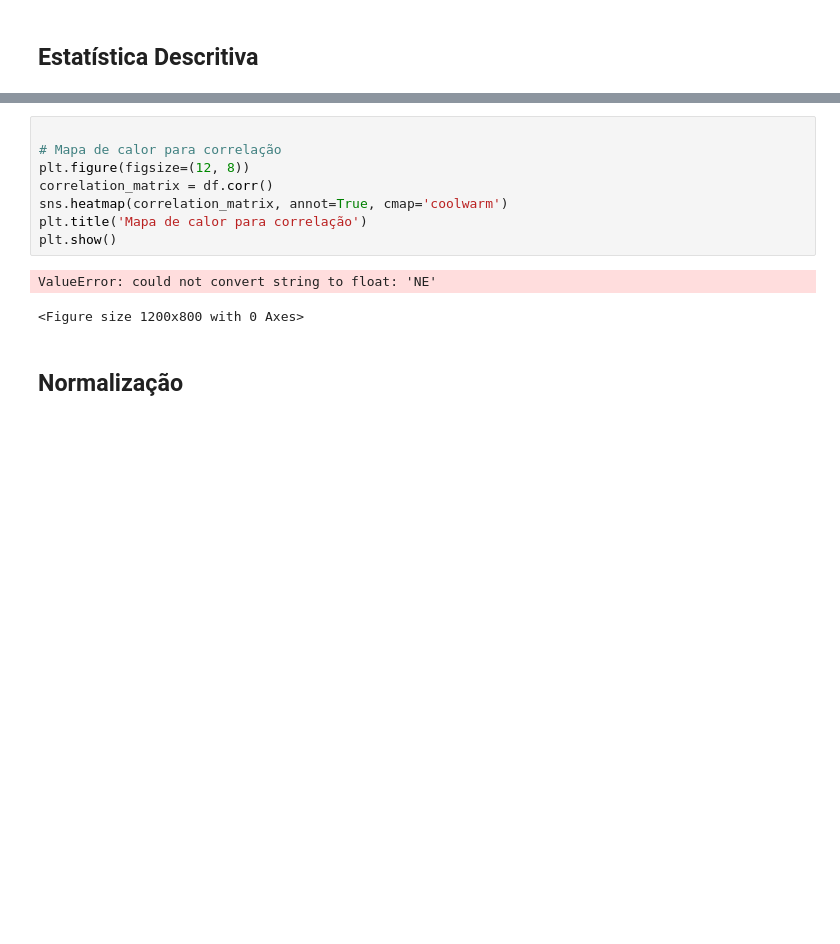
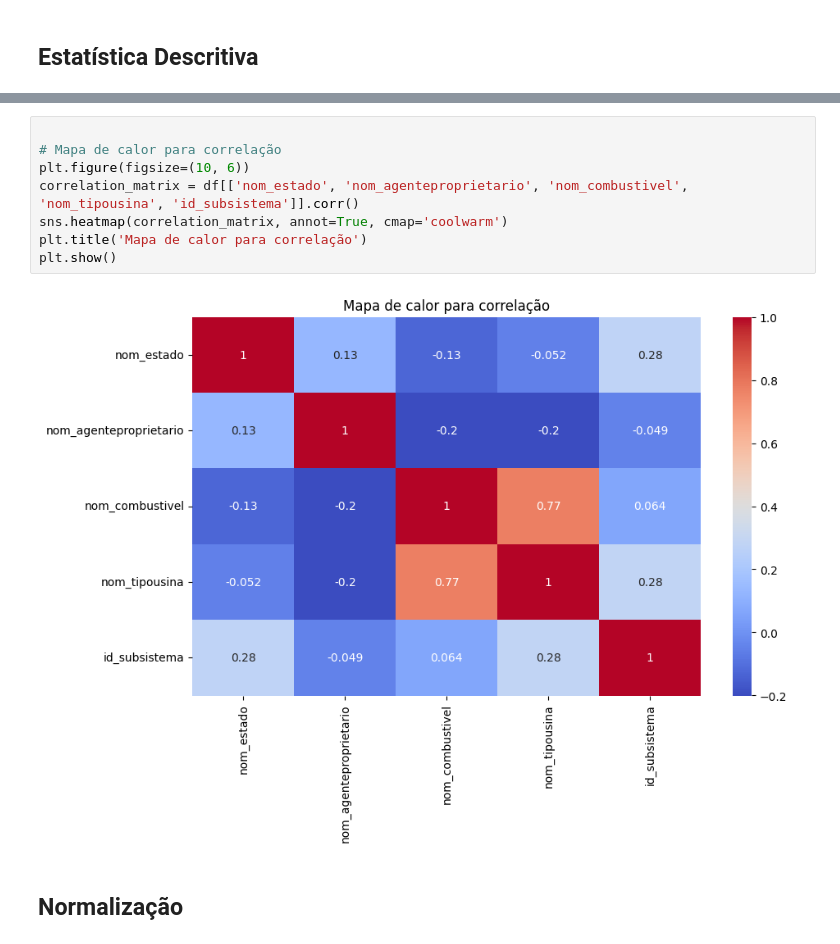
Before and after one commit to tharaujo17/Trabalho_Analise_Dados2, a Jupyter notebook: CapacidadeInstaladaDeGeracao.ipynb, the cells around one changed output, grey strips where cells are left out. Drawn from its saved outputs; the diff is of its cells as text; blank space fills up the shorter version.

```diff
--- a/CapacidadeInstaladaDeGeracao.ipynb
+++ b/CapacidadeInstaladaDeGeracao.ipynb
@@ -66,14 +60,13 @@ plt.show()
 # %%
 
 # Mapa de calor para correlação
-plt.figure(figsize=(12, 8))
-correlation_matrix = df.corr()
+plt.figure(figsize=(10, 6))
+correlation_matrix = df[['nom_estado', 'nom_agenteproprietario', 'nom_combustivel', 'nom_tipousina', 'id_subsistema']].corr()
 sns.heatmap(correlation_matrix, annot=True, cmap='coolwarm')
 plt.title('Mapa de calor para correlação')
 plt.show()
 # %% [output]
-ValueError: could not convert string to float: 'NE'
-<Figure size 1200x800 with 0 Axes>
+[figure, added]
 # %% [markdown]
 ## Normalização
 # %%
```
Also changed, not shown: parts of 10 cells of this notebook.
